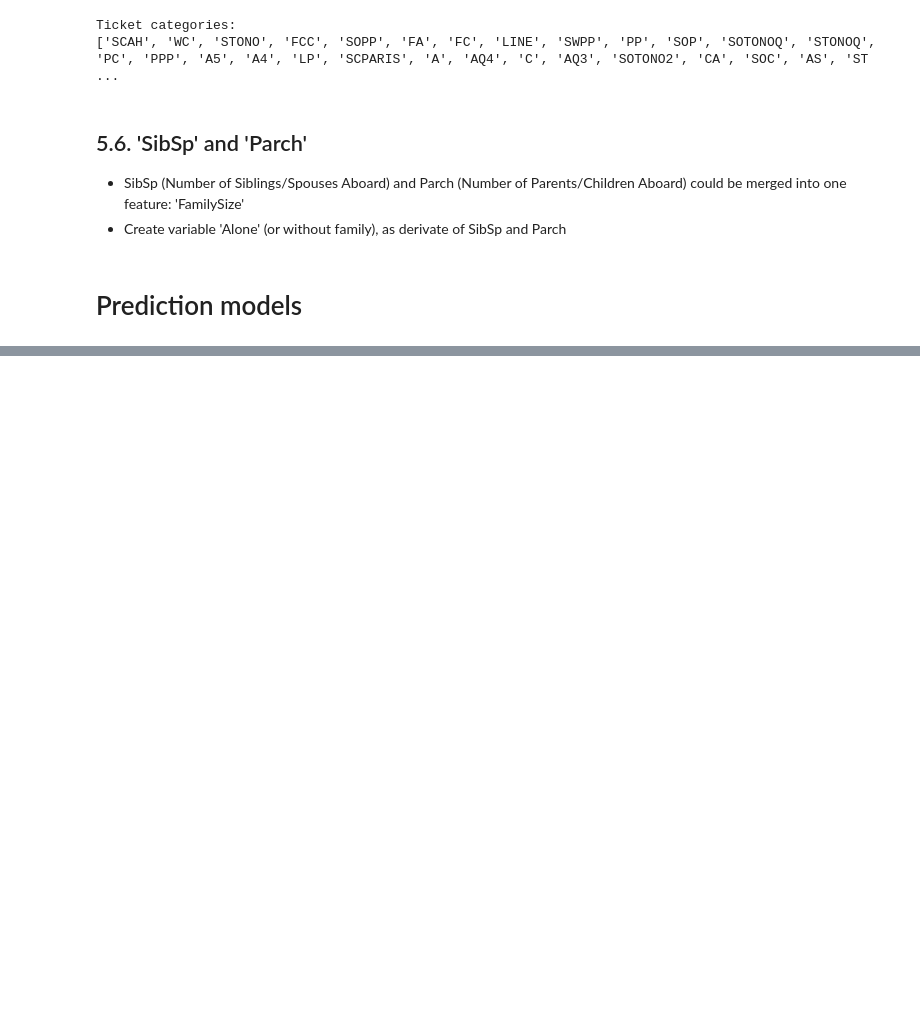
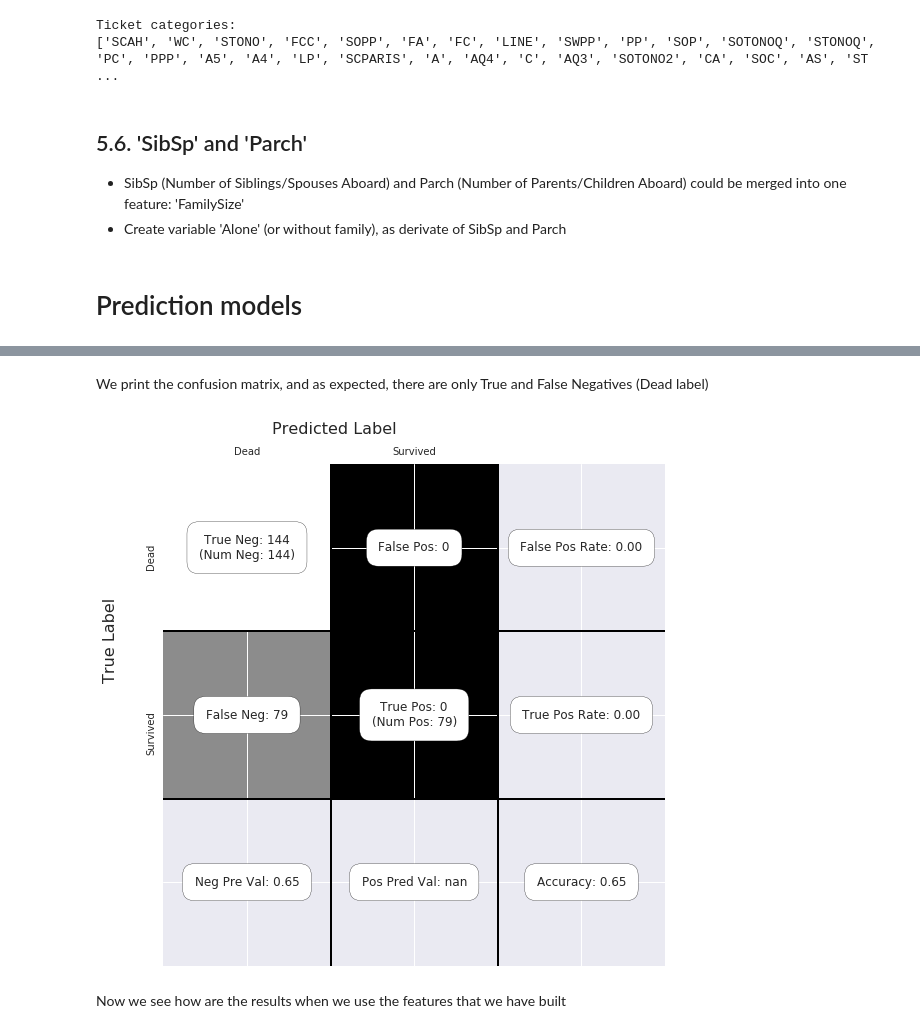
Before and after one commit to saldeal/Kaggle, a Jupyter notebook: titanic/Kaggle-Titanic_v2.ipynb, the cells around one changed output, grey strips where cells are left out. Saved outputs shown, nothing was run; the diff lists cells and outputs as text; code cells hidden in the pictures; blank space fills up the shorter version.

Commit message:
Notebook with confusion matrices

```diff
--- a/titanic/Kaggle-Titanic_v2.ipynb
+++ b/titanic/Kaggle-Titanic_v2.ipynb
@@ -95,16 +98,13 @@ def get_scores(model_list, X_train, Y_train, X_test):
     """
     model_results = []
     for model in model_list:
-        score, Y_pred = compute_model_score(model['function'], X_train, Y_train, X_test)
-        score_cv, Y_pred = compute_model_score_cv(model['function'], X_train, Y_train, X_test)
+        score, Y_pred = compute_model_score_and_pred(model['function'], X_train, Y_train, X_test)
+        score_cv, Y_pred = compute_model_score_cv_and_pred(model['function'], X_train, Y_train, X_test)
         model_results.append([model['name'], score, score_cv, Y_pred])
 
     # Print scores
-    df_model_results = pd.DataFrame (model_results, columns=columns)
-    df_sorted = df_model_results.sort_values(by='Score-CV', ascending=False)
-    display(df_sorted)
-
-    return model_results
+    df_model_results = print_scores(model_results)
+    return df_model_results
 
 def print_scores(model_results, columns=('Model', 'Score', 'Score-CV', 'Prediction')):
     """Show the results sorted by score"""
@@ -611,0 +615,3 @@ class_names = ['Dead','Survived']
+# %%
+# Scores from different classifiers
+df_model_results = get_scores(model_list, X_train, y_train, X_test)
@@ -611,0 +629,11 @@ class_names = ['Dead','Survived']
+# %% [markdown]
+We print the confusion matrix, and as expected, there are only True and False Negatives (Dead label)
+# %%
+y_pred = df_model_results.iloc[0]['Prediction']
+
+C = confusion_matrix(y_test, y_pred)
+show_confusion_matrix(C, ['Dead', 'Survived'])
+# %% [output]
+[figure, added]
+# %% [markdown]
+Now we see how are the results when we use the features that we have built
```
Also changed, not shown: parts of 28 cells of this notebook.
